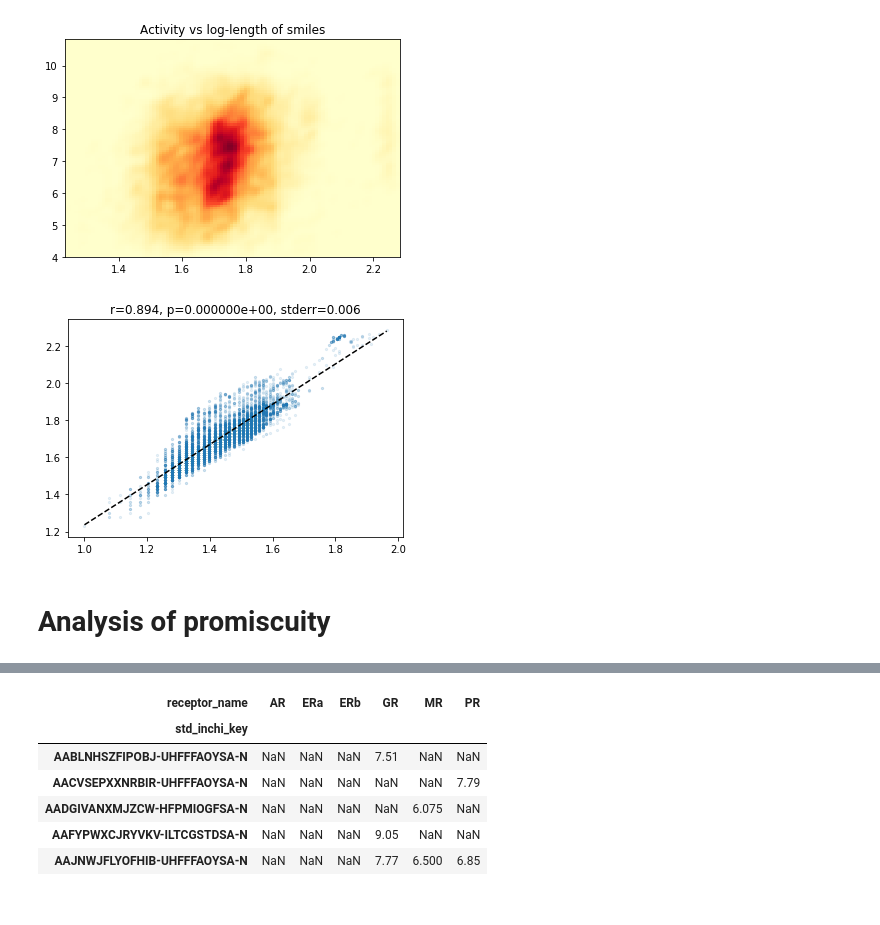
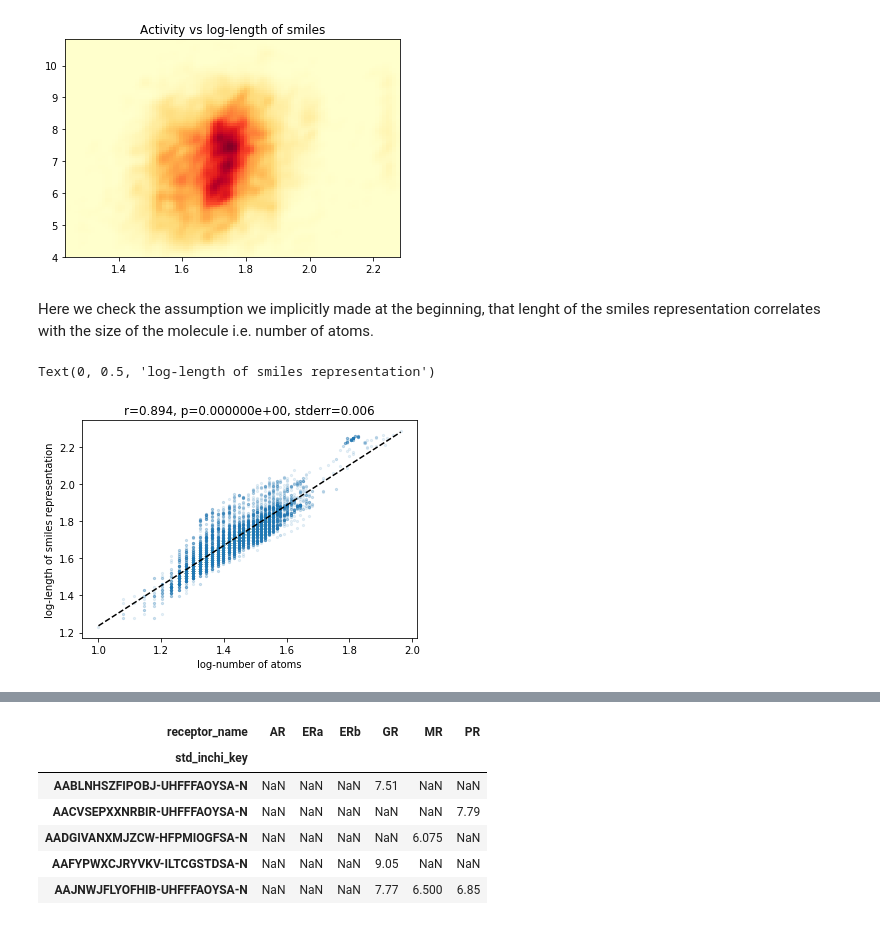
Before and after one commit to PuncocharM/scaffold-analysis-mad, a Jupyter notebook: 02-exploratory-analysis.ipynb, the cells around one changed output, grey strips where cells are left out. Drawn from its saved outputs; the diff is of its cells as text; code cells hidden in the pictures.

```diff
--- a/02-exploratory-analysis.ipynb
+++ b/02-exploratory-analysis.ipynb
@@ -121,10 +125,13 @@ plt.title('Activity vs log-length of smiles')
 # %% [output]
 Text(0.5, 1.0, 'Activity vs log-length of smiles')
 [figure]
+# %% [markdown]
+Here we check the assumption we implicitly made at the beginning, that lenght of the smiles representation correlates with the size of the molecule i.e. number of atoms.
 # %%
 plot_linear_regression(np.log10([MolFromSmiles(x).GetNumAtoms() for x in df_join.std_smiles]), np.log10(list(map(len,df_join.std_smiles))), alpha=0.1, s=5)
 # plt.title('Length of smiles vs Number of atoms (log-log)')
+plt.xlabel('log-number of atoms')
+plt.ylabel('log-length of smiles representation')
 # %% [output]
+Text(0, 0.5, 'log-length of smiles representation')
-[figure, old version]
+[figure, new version]
-# %% [markdown]
-# Analysis of promiscuity
```
Also changed, not shown: parts of 14 cells of this notebook, 2 other files.
